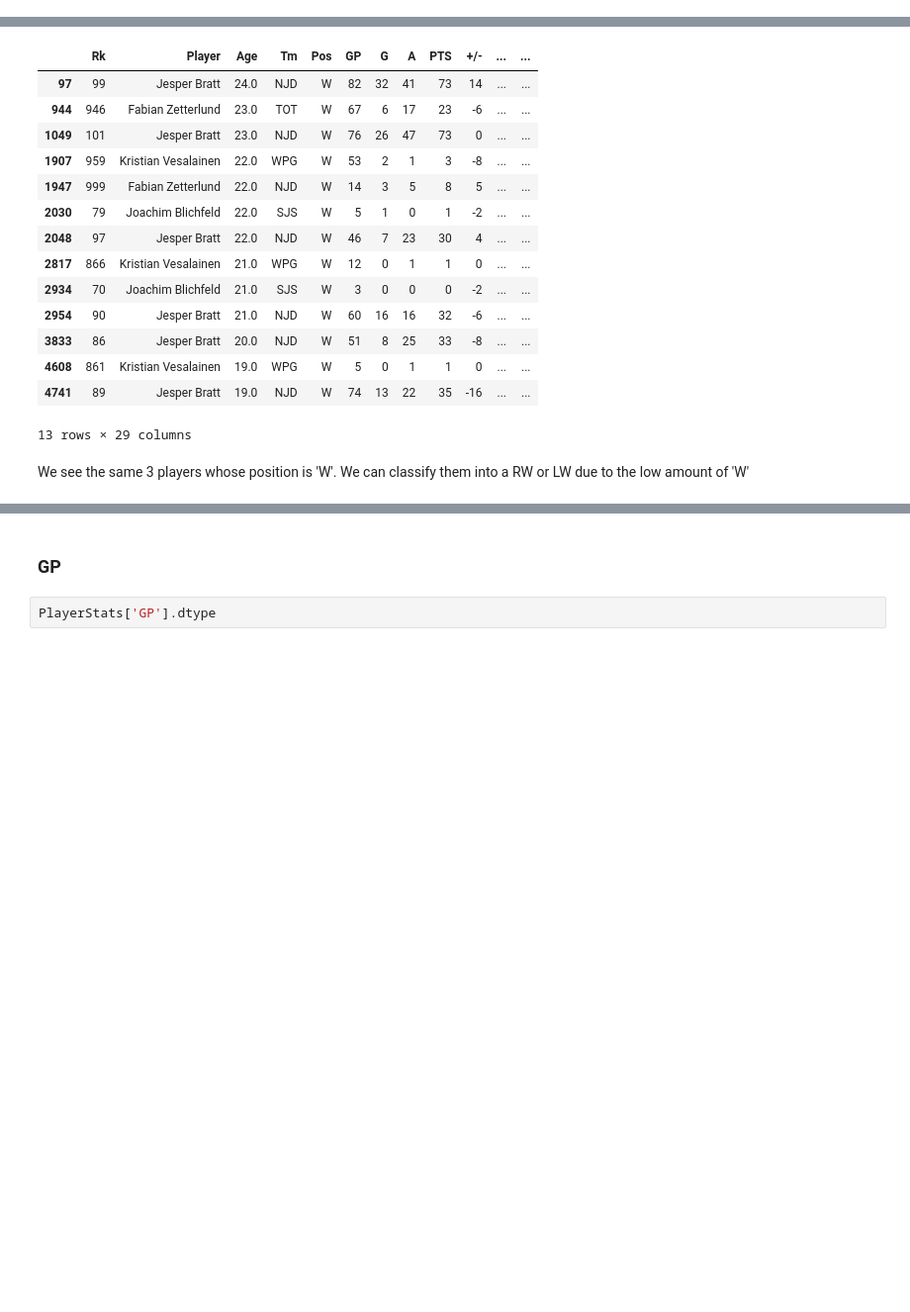
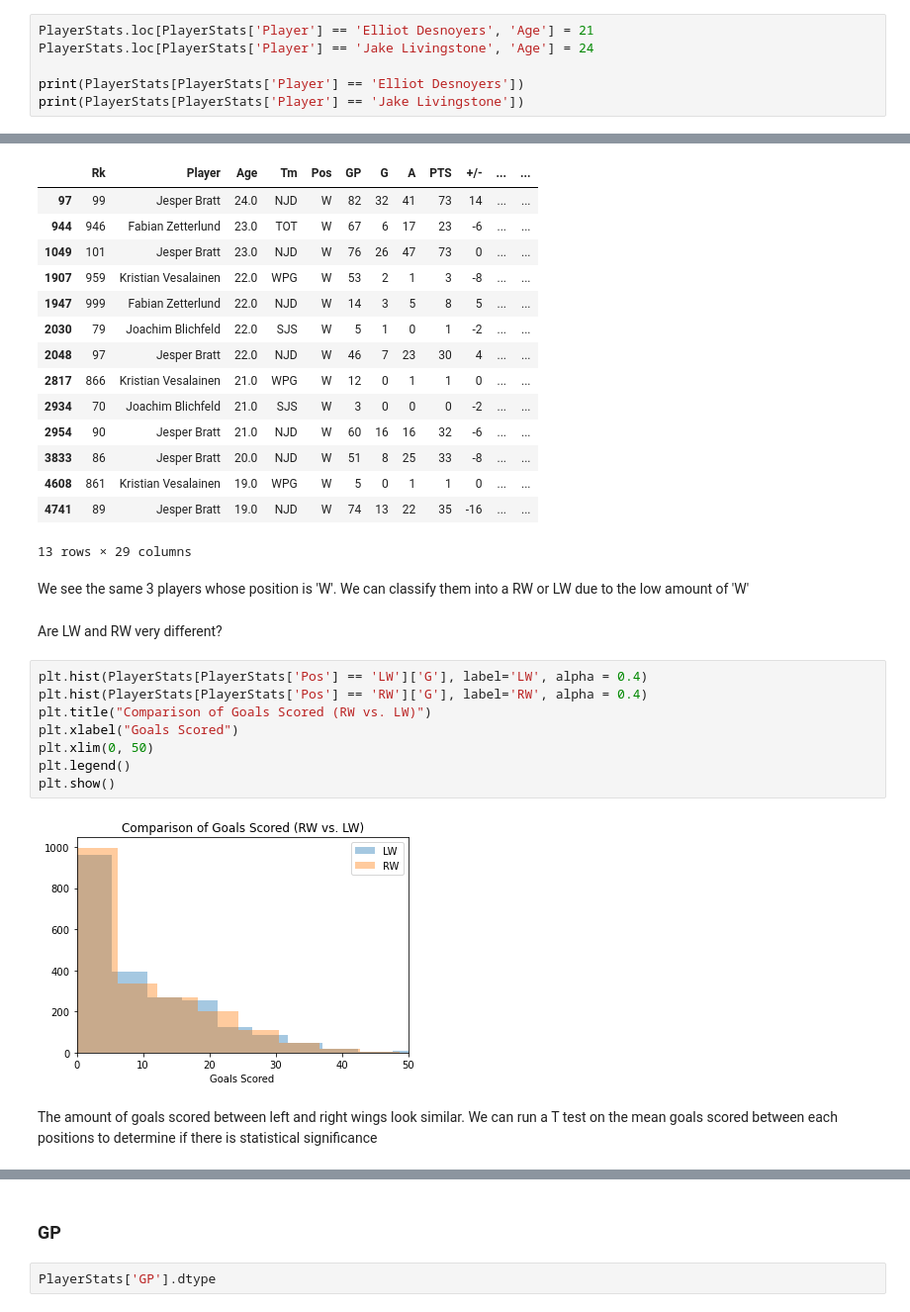
Before and after one commit to lukekerwin/DS-320_Project, a Jupyter notebook: Player Data/PlayerData_Cleaning.ipynb, the cells around one changed output, grey strips where cells are left out. Shown at 99% size. Saved outputs shown, nothing was run; the diff lists cells and outputs as text; blank space fills up the shorter version.

```diff
--- a/Player Data/PlayerData_Cleaning.ipynb
+++ b/Player Data/PlayerData_Cleaning.ipynb
@@ -312,3 +311,9 @@ PlayerStats[PlayerStats['Player'] == 'Jake Livingstone']
 1 rows × 29 columns
 # %% [markdown]
 Since we don't have more information on these players in this dataset, we google the player's age and fill in the missing values
+# %%
+PlayerStats.loc[PlayerStats['Player'] == 'Elliot Desnoyers', 'Age'] = 21
+PlayerStats.loc[PlayerStats['Player'] == 'Jake Livingstone', 'Age'] = 24
+
+print(PlayerStats[PlayerStats['Player'] == 'Elliot Desnoyers'])
+print(PlayerStats[PlayerStats['Player'] == 'Jake Livingstone'])
@@ -370,3 +394,17 @@ PlayerStats[PlayerStats['Pos'] == 'W']
 13 rows × 29 columns
 # %% [markdown]
 We see the same 3 players whose position is 'W'. We can classify them into a RW or LW due to the low amount of 'W'
+# %% [markdown]
+Are LW and RW very different?
+# %%
+plt.hist(PlayerStats[PlayerStats['Pos'] == 'LW']['G'], label='LW', alpha = 0.4)
+plt.hist(PlayerStats[PlayerStats['Pos'] == 'RW']['G'], label='RW', alpha = 0.4)
+plt.title("Comparison of Goals Scored (RW vs. LW)")
+plt.xlabel("Goals Scored")
+plt.xlim(0, 50)
+plt.legend()
+plt.show()
+# %% [output]
+[figure, added]
+# %% [markdown]
+The amount of goals scored between left and right wings look similar. We can run a T test on the mean goals scored between each positions to determine if there is statistical significance
```
Also changed, not shown: parts of 10 cells of this notebook.
